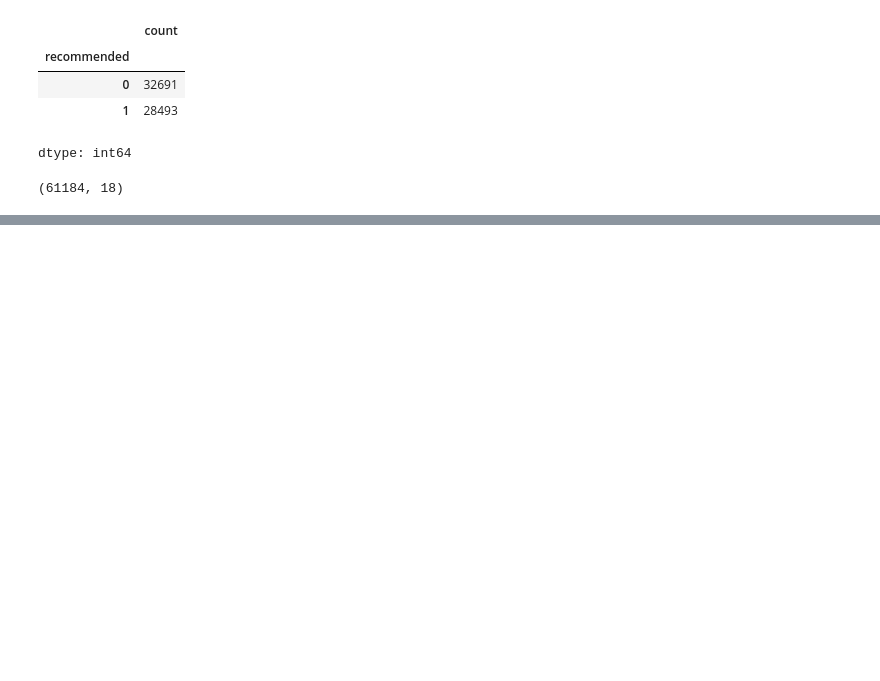
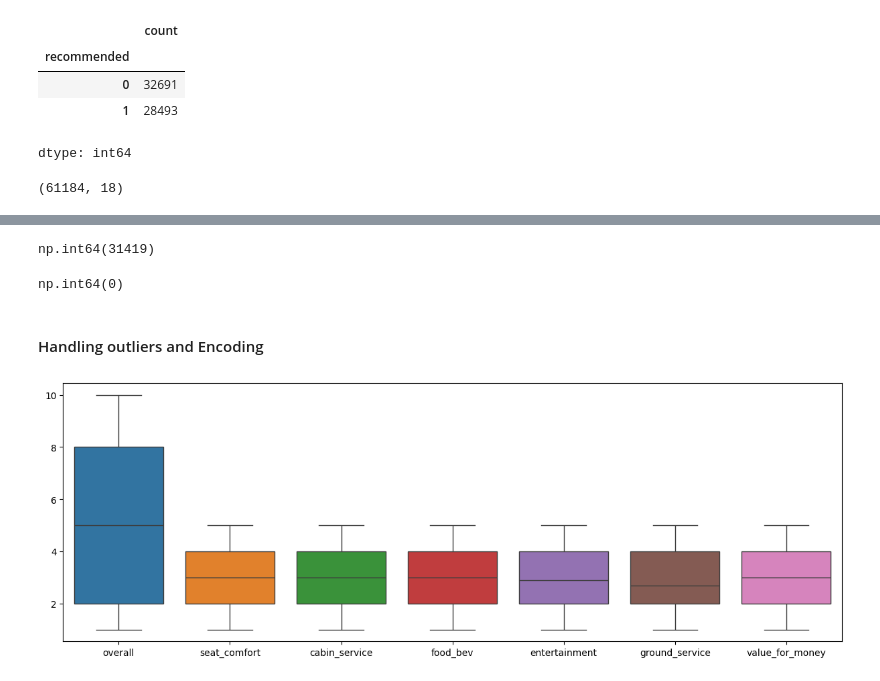
Before and after one commit to manishaachary13/Airline_referral_prediction, a Jupyter notebook: Airline.ipynb, the cells around one changed output, grey strips where cells are left out. Saved outputs shown, nothing was run; the diff lists cells and outputs as text; code cells hidden in the pictures; blank space fills up the shorter version.

```diff
--- a/Airline.ipynb
+++ b/Airline.ipynb
@@ -537,0 +808,5 @@ plt.show()
+# %%
+# Columns to use later
+
+df=airline_df[['overall','traveller_type', 'cabin','seat_comfort','cabin_service', 'food_bev',
+               'entertainment', 'ground_service','value_for_money', 'recommended']]
@@ -537,0 +848,20 @@ plt.show()
+# %%
+# Handling Missing Values
+
+# Imputing numerical column with mean using Sklearn Simple Imputer method
+from sklearn.impute import SimpleImputer
+
+# Columns to impute
+numeric_column=['overall', 'seat_comfort', 'cabin_service','food_bev', 'entertainment', 'ground_service', 'value_for_money']
+categorical_column=['traveller_type', 'cabin']
+
+# Create instance of Simple Imputer with mean strategy
+numeric_imputer=SimpleImputer(strategy='mean')
+categorical_imputer=SimpleImputer(strategy='most_frequent')
+
+# Fitting the imputer method
+df[numeric_column]=numeric_imputer.fit_transform(df[numeric_column])
+df[categorical_column]=categorical_imputer.fit_transform(df[categorical_column])
+
+# Applying dropna() method on target variable
+df.dropna(subset='recommended',inplace=True)
@@ -537,0 +883,19 @@ plt.show()
+# %%
+df.duplicated().sum()
+# %% [output]
+np.int64(31419)
+# %%
+df.drop_duplicates(inplace=True)
+# %%
+df.duplicated().sum()
+# %% [output]
+np.int64(0)
+# %% [markdown]
+#### Handling outliers and Encoding
+# %%
+# Handling Outliers
+plt.figure(figsize=(15,5))
+sns.boxplot(df)
+plt.show()
+# %% [output]
+[figure, added]
```
Also changed, not shown: parts of 158 cells of this notebook.
